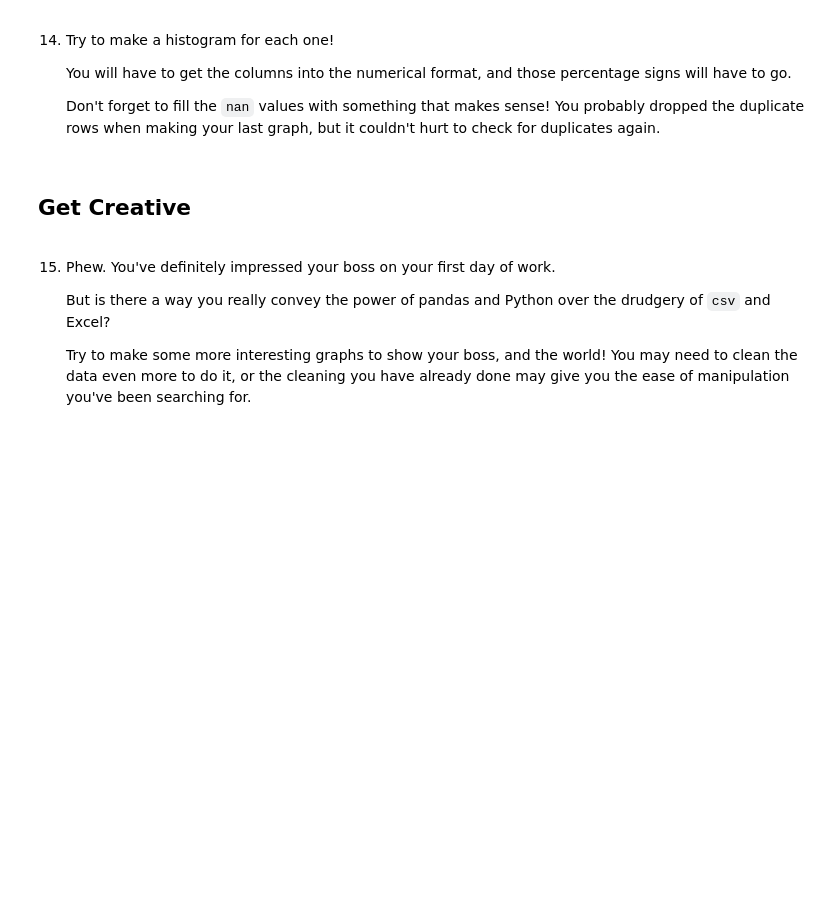
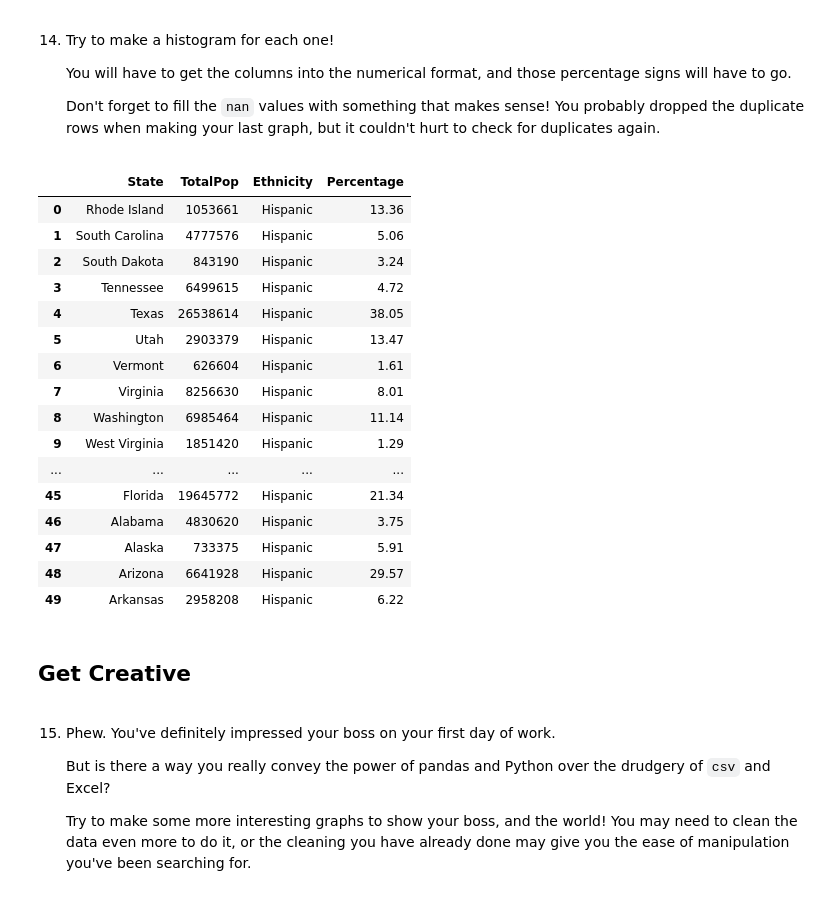
Before and after one commit to Pouria-Zarrin/Cleaning-US-Census-Data, a Jupyter notebook: Cleaning US Census Data.ipynb, the cells around one changed output. Cells and saved outputs as stored; diff of their text form; code cells hidden in the pictures; blank space fills up the shorter version.

```diff
--- a/Cleaning US Census Data.ipynb
+++ b/Cleaning US Census Data.ipynb
@@ -214,3 +297,41 @@ plt.clf()
 ## Histogram of Races
 # %% [markdown]
 13. Now your boss wants you to make a bunch of histograms out of the race data that you have. Look at the `.columns` again to see what the race categories are.
+# %%
+df = df.drop_duplicates()
+print (df.head())
+df_melted = pd.melt(df, id_vars=['State', 'TotalPop'],
+                    value_vars=['Hispanic', 'White', 'Black', 'Native', 'Asian', 'Pacific'],
+                    var_name='Ethnicity', value_name='Percentage')
+
+#print (df_melted[df_melted.State == 'Rhode Island'])
+#sns.barplot(x = df_melted['Ethnicity'] , y = df_melted['Percentage'])
+
+# fig, axes = plt.subplots(26, 2, figsize=(20, 10))
+
+# # Flatten the axes array for easy iteration
+# axes = axes.flatten()
+
+# fig = plt.figure(figsize=(5,10))
+
+# for index, state in enumerate(df['State'],start=1):
+#     #print (index)
+#     current_state = df_melted[df_melted.State == state]
+#     sns.barplot(ax = axes[index], x = current_state['Ethnicity'] , y = current_state['Percentage'])
+#     plt.show()
+
+fig, axes = plt.subplots(26, 2, figsize=(20, 250))
+
+# Flatten the axes array for easy iteration
+axes = axes.flatten()
+
+# Plot each state's bar plot in the corresponding subplot
+for i, state in enumerate(df['State']):
+    current_state = df_melted[df_melted['State'] == state]
+    sns.barplot(ax=axes[i], x=current_state['Ethnicity'], y=current_state['Percentage'])
+    axes[i].set_title(state)
+    axes[i].set_xticklabels(current_state['Ethnicity'], rotation=45)
+
+# Hide any remaining empty subplots
+for j in range(i + 1, len(axes)):
+    fig.delaxes(axes[j])
@@ -220,6 +356,26 @@ plt.clf()
     You will have to get the columns into the numerical format, and those percentage signs will have to go.
 
     Don't forget to fill the `nan` values with something that makes sense! You probably dropped the duplicate rows when making your last graph, but it couldn't hurt to check for duplicates again.
+# %%
+df_melted.head(50)
+# %% [output]
+|  | State | TotalPop | Ethnicity | Percentage |
+| 0 | Rhode Island | 1053661 | Hispanic | 13.36 |
+| 1 | South Carolina | 4777576 | Hispanic | 5.06 |
+| 2 | South Dakota | 843190 | Hispanic | 3.24 |
+| 3 | Tennessee | 6499615 | Hispanic | 4.72 |
+| 4 | Texas | 26538614 | Hispanic | 38.05 |
+| 5 | Utah | 2903379 | Hispanic | 13.47 |
+| 6 | Vermont | 626604 | Hispanic | 1.61 |
+| 7 | Virginia | 8256630 | Hispanic | 8.01 |
+| 8 | Washington | 6985464 | Hispanic | 11.14 |
+| 9 | West Virginia | 1851420 | Hispanic | 1.29 |
+| ... | ... | ... | ... | ... |
+| 45 | Florida | 19645772 | Hispanic | 21.34 |
+| 46 | Alabama | 4830620 | Hispanic | 3.75 |
+| 47 | Alaska | 733375 | Hispanic | 5.91 |
+| 48 | Arizona | 6641928 | Hispanic | 29.57 |
+| 49 | Arkansas | 2958208 | Hispanic | 6.22 |
 # %% [markdown]
 ## Get Creative
 # %% [markdown]
```
Also changed, not shown: parts of 6 cells of this notebook.
